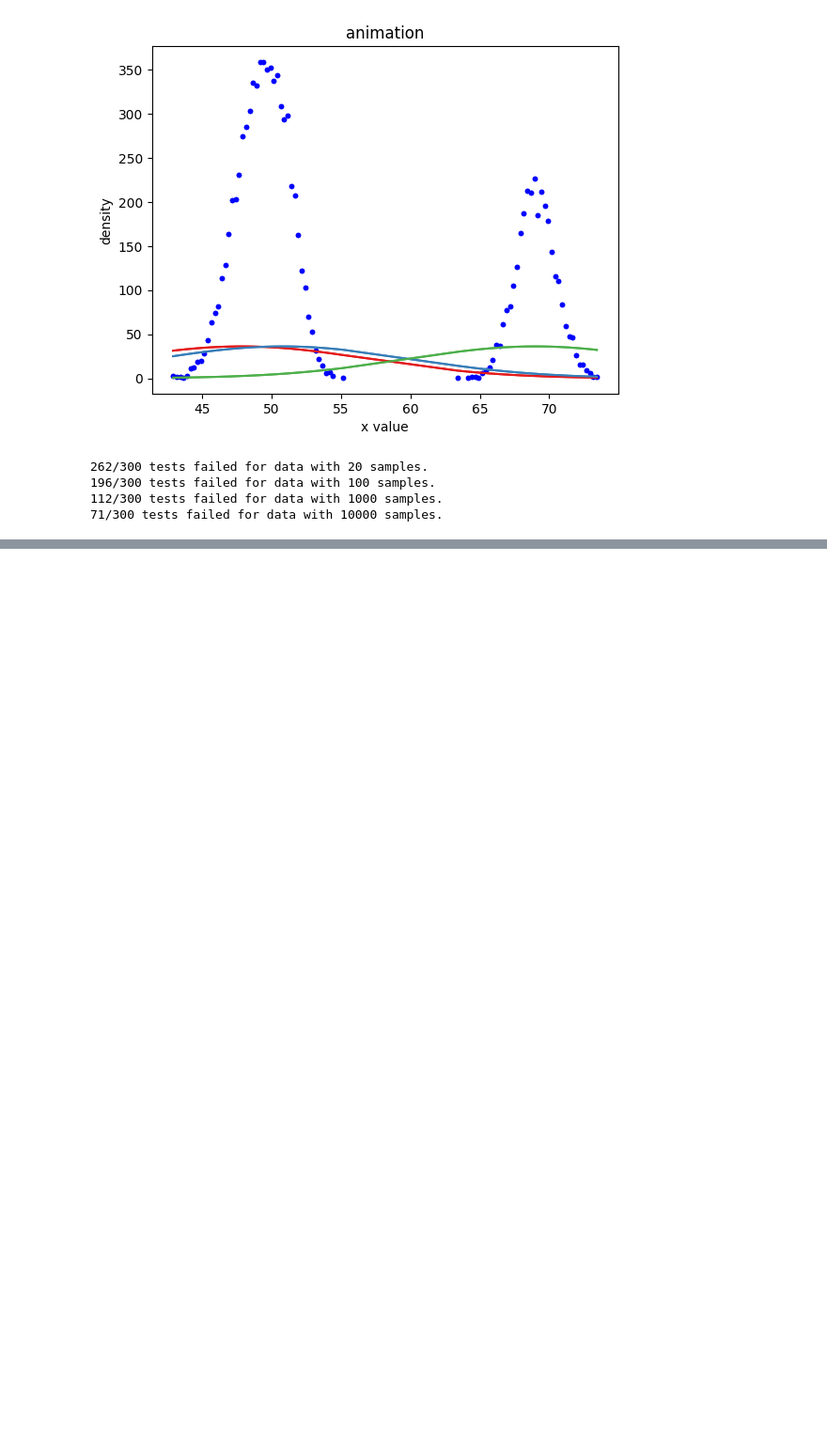
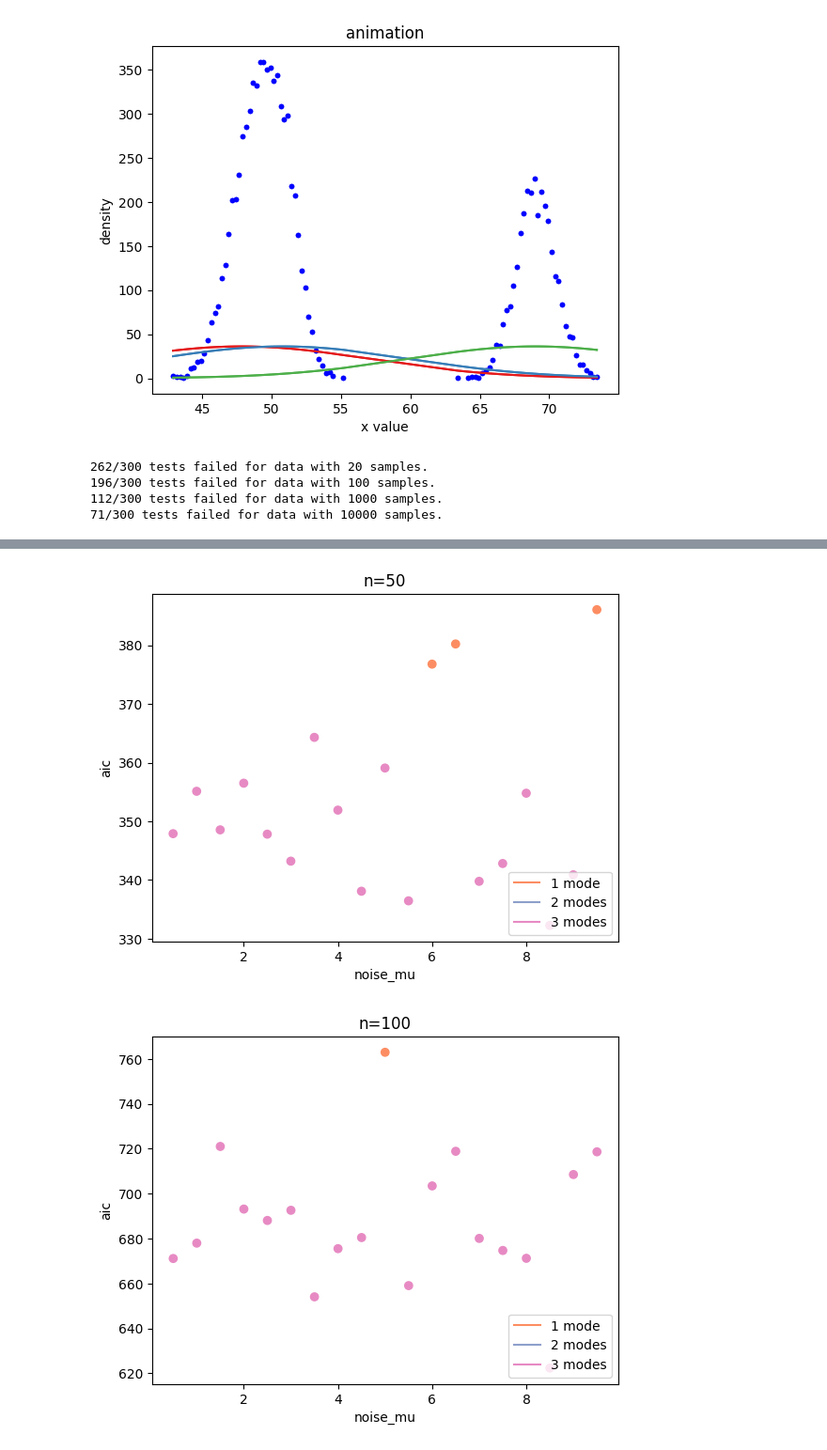
Before and after one commit to vivian-m-li/sv_gmm, a Jupyter notebook: gmm.ipynb, the cells around one changed output, grey strips where cells are left out. Shown at 94% size. Saved outputs shown, nothing was run; the diff lists cells and outputs as text; code cells hidden in the pictures; blank space fills up the shorter version.

```diff
--- a/gmm.ipynb
+++ b/gmm.ipynb
@@ -66,0 +120,21 @@ for num_samples in sample_sizes:
+# %%
+# Experiment 3: Introduce noise to data points
+# Expect to see 3 modes when n is large and noise is small, 1-2 modes possible when lots of noise or small sample size
+
+mu = np.array([0, 15, 30])
+vr = np.array([1, 2, 1])
+p = np.array([0.3, 0.5, 0.2])
+
+for n in sample_sizes:
+    gmm_by_noise = {}
+    for m in np.arange(0.5, 10, 0.5):
+        x = generate_data(n, mode_means=mu, mode_variances=vr, weights=p, pr=False).x
+        noise = np.random.normal(m, 2, x.shape)
+        x = list(x) + noise
+        gmm = run_gmm(x, plot=False, pr=False)
+        gmm_by_noise[m] = gmm
+
+    plot_param_vs_aic(n, gmm_by_noise, "noise_mu")
+# %% [output]
+[figure, added]
+[figure, added]
```
Also changed, not shown: parts of 4 cells of this notebook, 2 other files.
